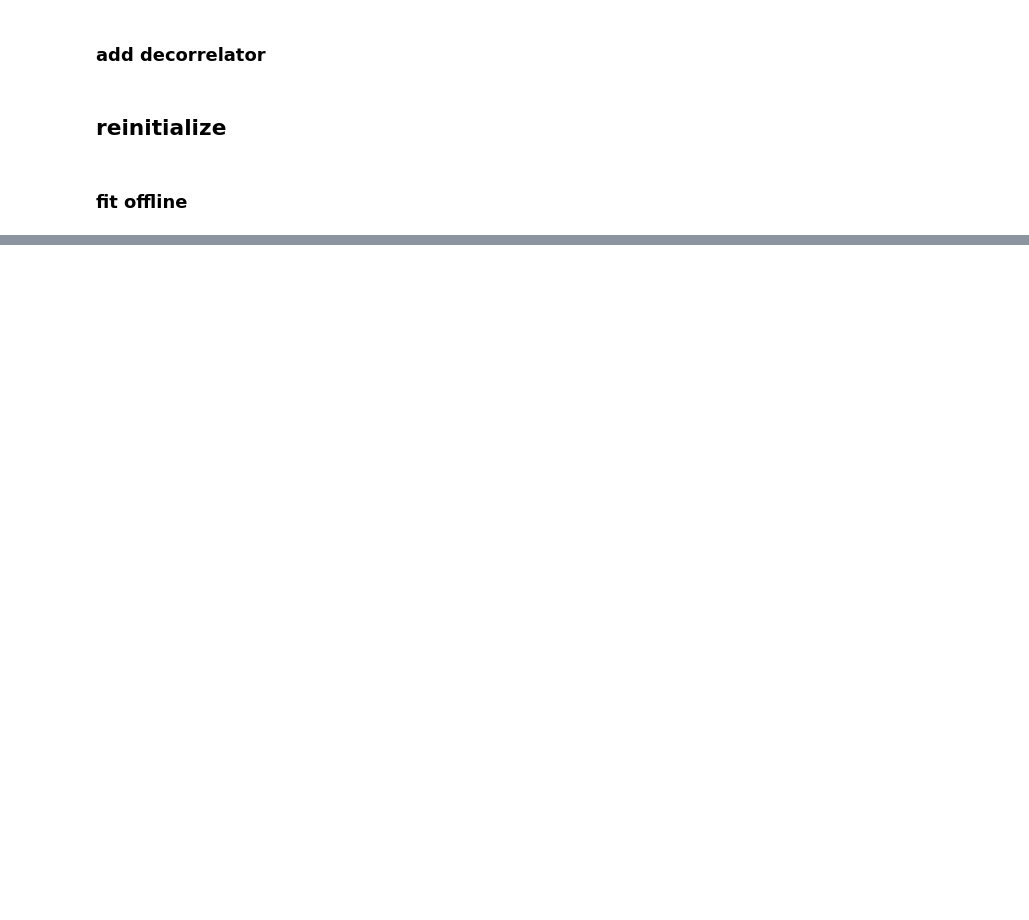
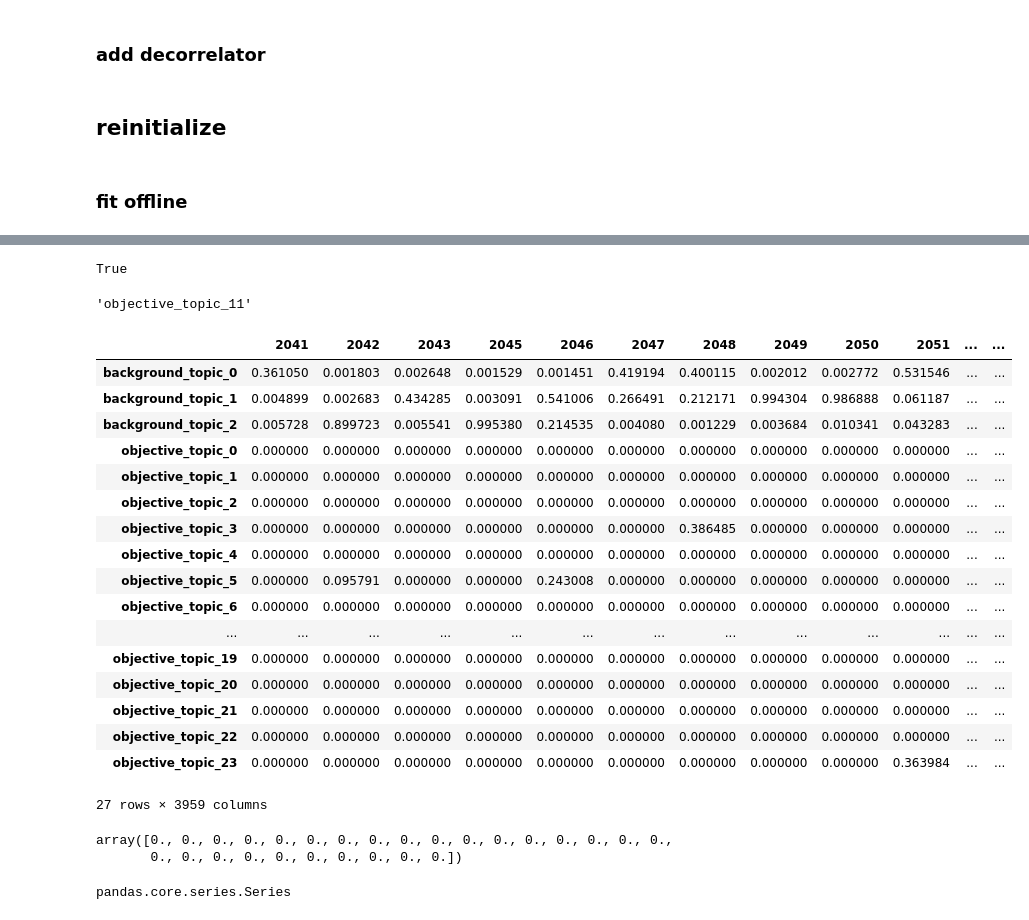
Before and after one commit to fvadzim/censor, a Jupyter notebook: topic_modeling/contents.ipynb, the cells around one changed output, grey strips where cells are left out. Cells and saved outputs as stored; diff of their text form; code cells hidden in the pictures; blank space fills up the shorter version.

```diff
--- a/topic_modeling/contents.ipynb
+++ b/topic_modeling/contents.ipynb
@@ -425,0 +501,4 @@ lol = artm.ARTM(num_topics=21)
+# %%
+type(phi.loc["фотография"]) == pd.core.frame.DataFrame
+# %% [output]
+True
@@ -425,0 +507,27 @@ lol = artm.ARTM(num_topics=21)
+# %%
+td.idxmax()
+# %% [output]
+'objective_topic_11'
+# %%
+theta = devided_model.get_theta()
+# %%
+theta.shap
+# %% [output]
+|  | 2041 | 2042 | 2043 | 2045 | 2046 | 2047 | 2048 | 2049 | 2050 | 2051 | ... | ... |
+| background_topic_0 | 0.361050 | 0.001803 | 0.002648 | 0.001529 | 0.001451 | 0.419194 | 0.400115 | 0.002012 | 0.002772 | 0.531546 | ... | ... |
+| background_topic_1 | 0.004899 | 0.002683 | 0.434285 | 0.003091 | 0.541006 | 0.266491 | 0.212171 | 0.994304 | 0.986888 | 0.061187 | ... | ... |
+| background_topic_2 | 0.005728 | 0.899723 | 0.005541 | 0.995380 | 0.214535 | 0.004080 | 0.001229 | 0.003684 | 0.010341 | 0.043283 | ... | ... |
+| objective_topic_0 | 0.000000 | 0.000000 | 0.000000 | 0.000000 | 0.000000 | 0.000000 | 0.000000 | 0.000000 | 0.000000 | 0.000000 | ... | ... |
+| objective_topic_1 | 0.000000 | 0.000000 | 0.000000 | 0.000000 | 0.000000 | 0.000000 | 0.000000 | 0.000000 | 0.000000 | 0.000000 | ... | ... |
+| objective_topic_2 | 0.000000 | 0.000000 | 0.000000 | 0.000000 | 0.000000 | 0.000000 | 0.000000 | 0.000000 | 0.000000 | 0.000000 | ... | ... |
+| objective_topic_3 | 0.000000 | 0.000000 | 0.000000 | 0.000000 | 0.000000 | 0.000000 | 0.386485 | 0.000000 | 0.000000 | 0.000000 | ... | ... |
+| objective_topic_4 | 0.000000 | 0.000000 | 0.000000 | 0.000000 | 0.000000 | 0.000000 | 0.000000 | 0.000000 | 0.000000 | 0.000000 | ... | ... |
+| objective_topic_5 | 0.000000 | 0.095791 | 0.000000 | 0.000000 | 0.243008 | 0.000000 | 0.000000 | 0.000000 | 0.000000 | 0.000000 | ... | ... |
+| objective_topic_6 | 0.000000 | 0.000000 | 0.000000 | 0.000000 | 0.000000 | 0.000000 | 0.000000 | 0.000000 | 0.000000 | 0.000000 | ... | ... |
+| ... | ... | ... | ... | ... | ... | ... | ... | ... | ... | ... | ... | ... |
+| objective_topic_19 | 0.000000 | 0.000000 | 0.000000 | 0.000000 | 0.000000 | 0.000000 | 0.000000 | 0.000000 | 0.000000 | 0.000000 | ... | ... |
+| objective_topic_20 | 0.000000 | 0.000000 | 0.000000 | 0.000000 | 0.000000 | 0.000000 | 0.000000 | 0.000000 | 0.000000 | 0.000000 | ... | ... |
+| objective_topic_21 | 0.000000 | 0.000000 | 0.000000 | 0.000000 | 0.000000 | 0.000000 | 0.000000 | 0.000000 | 0.000000 | 0.000000 | ... | ... |
+| objective_topic_22 | 0.000000 | 0.000000 | 0.000000 | 0.000000 | 0.000000 | 0.000000 | 0.000000 | 0.000000 | 0.000000 | 0.000000 | ... | ... |
+| objective_topic_23 | 0.000000 | 0.000000 | 0.000000 | 0.000000 | 0.000000 | 0.000000 | 0.000000 | 0.000000 | 0.000000 | 0.363984 | ... | ... |
+27 rows × 3959 columns
@@ -425,0 +538,8 @@ lol = artm.ARTM(num_topics=21)
+# %%
+token_distribution = phi.loc["ребёнок"]
+if type(token_distribution) == pd.core.frame.DataFrame:
+                return token_distribution.iloc[0]
+            return token_distribution
+# %% [output]
+array([0., 0., 0., 0., 0., 0., 0., 0., 0., 0., 0., 0., 0., 0., 0., 0., 0.,
+       0., 0., 0., 0., 0., 0., 0., 0., 0., 0.])
@@ -425,0 +549,4 @@ lol = artm.ARTM(num_topics=21)
+# %%
+type(phi.loc["снеговик"])
+# %% [output]
+pandas.core.series.Series
```
Also changed, not shown: parts of 38 cells of this notebook, 4 other files.
